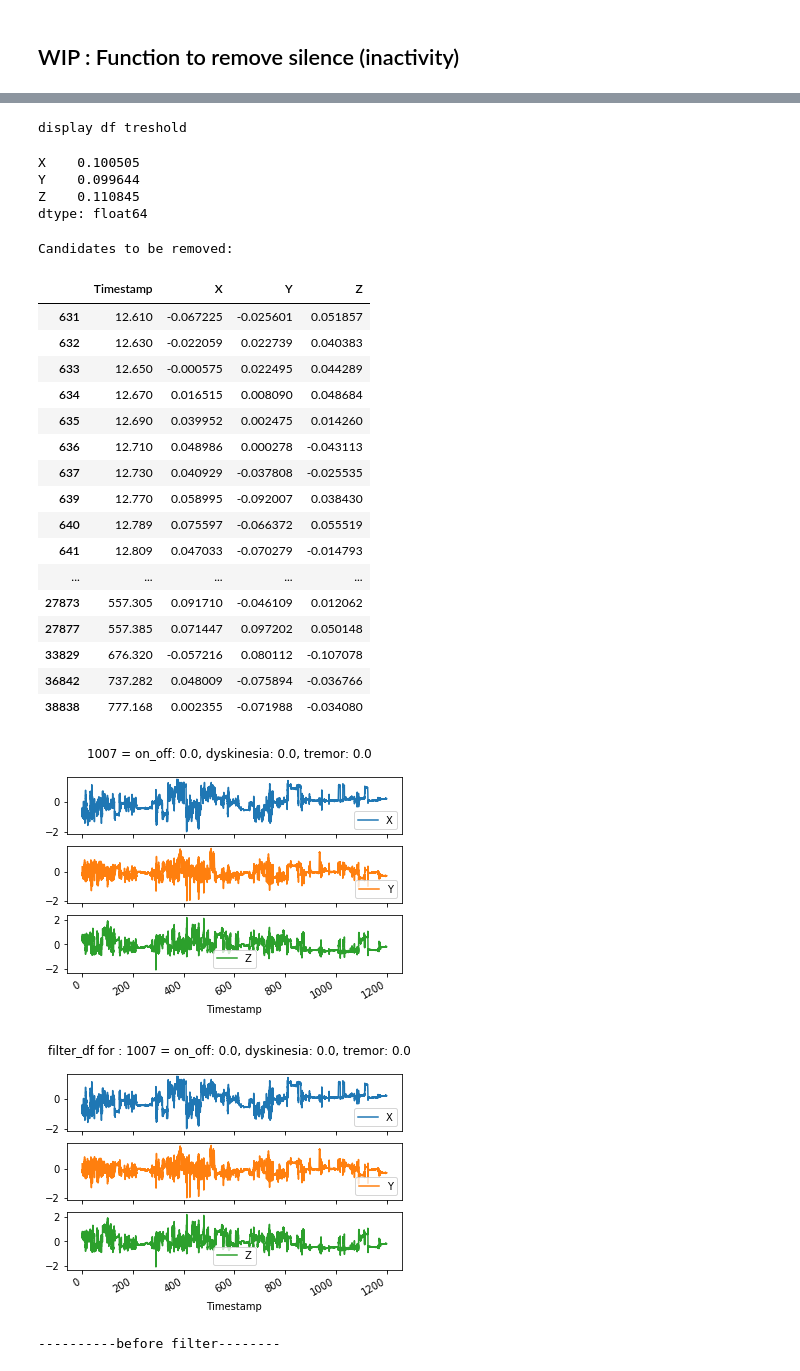
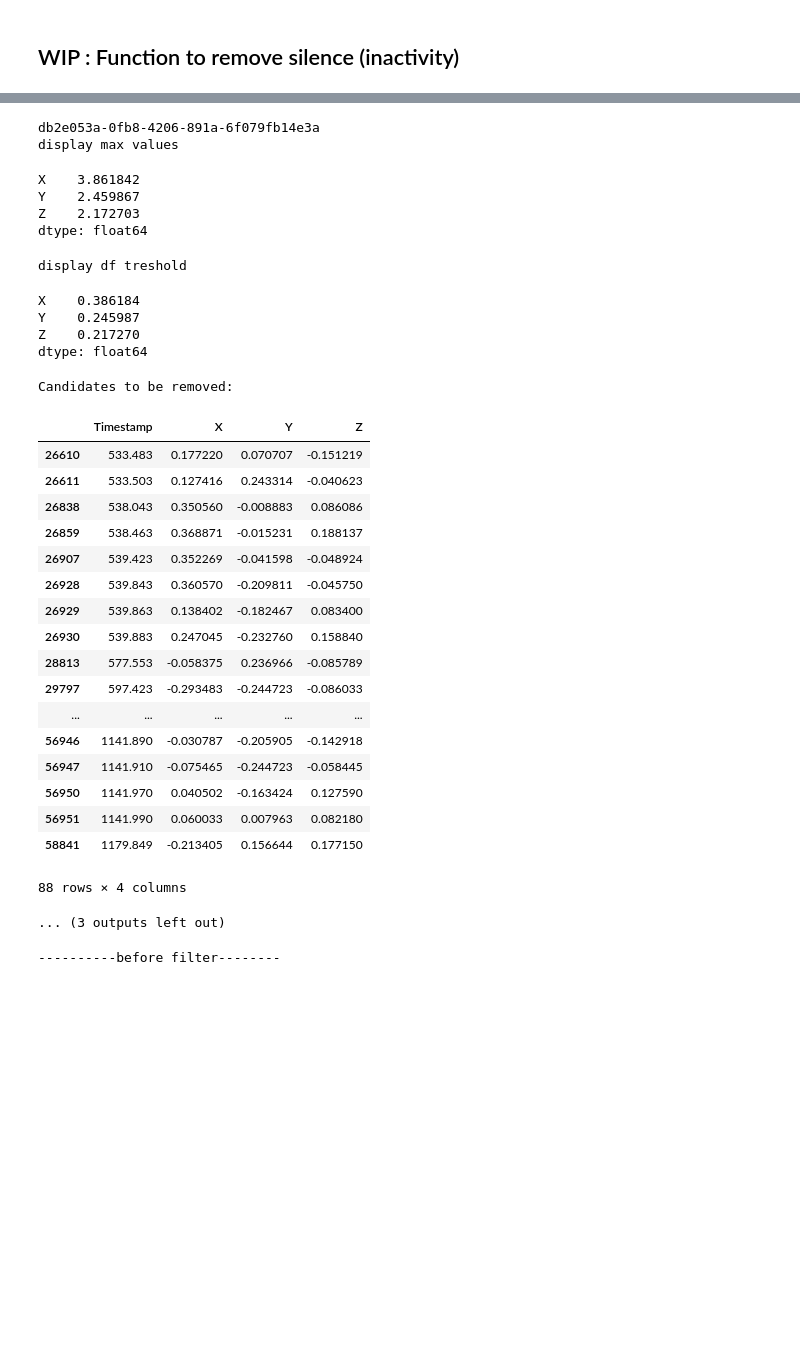
Before and after one commit to Mymoza/BeatPD-CLSP-JHU, a Jupyter notebook: analyze_data.ipynb, the cells around one changed output, grey strips where cells are left out. Drawn from its saved outputs; the diff is of its cells as text; code cells hidden in the pictures; blank space fills up the shorter version.

Commit message:
Removing inactivity with mean is done

```diff
--- a/analyze_data.ipynb
+++ b/analyze_data.ipynb
@@ -218,6 +218,9 @@ list_measurement_id=['5cf68c8e-0b7a-4b73-ad4f-015c7a20fb5a',
                     '4bc51b90-bfce-4231-85e1-5de3b4bc0745',
                     '4fc3c295-857f-4920-8fa5-f21bfdc7ab4f'] #bit of inactivity in the middle]
 
+list_measurement_id=['2d852742-10a9-4c56-9f38-779f2cd66879',
+'4fc3c295-857f-4920-8fa5-f21bfdc7ab4f',
+'db2e053a-0fb8-4206-891a-6f079fb14e3a']
 
 # Filter df_train_label according to the measurement_id we are most interested in
 df_train_label = interesting_patients(df_train_label=df_train_label, list_measurement_id=list_measurement_id)
@@ -335,34 +249,32 @@ def remove_silence(df_train_label, data_real_subtype=''):
 def remove_silence_offset(df_train_label):
     for idx in df_train_label.index:
         df_train_data=pd.read_csv(path_train_data+df_train_label["measurement_id"][idx]+'.csv')
-        #display(df_train_data)
-        #inputData_DCRemoved = inputData - mean(inputData)
 
-        ### Following section works on removing offset
+
+        ### Following section works on removing offset with mean
         print('Mean of the axis')
         display(df_train_data.iloc[:,-3:].mean(axis=0))
         inputData_DCRemoved = []
         inputData_DCRemoved = df_train_data.iloc[:,-3:] - df_train_data.iloc[:,-3:].mean(axis=0)
         print('Offset removed')
         display(inputData_DCRemoved)
-        #inputData_DCRemoved = df_train_data.iloc[:,-3:] - pd.DataFrame(df_train_data.iloc[:,-3:].mean(axis=0)).transpose()
-#         inputData_DCRemoved = df_train_data.iloc[:,-3:] - [df_train_data.iloc[:,-3:].mean(axis=0)['X'],
-#                                                           df_train_data.iloc[:,-3:].mean(axis=0)['Y'],
-#                                                           df_train_data.iloc[:,-3:].mean(axis=0)['Z']]
 
         # inputData with DC Removed only has NaN for the Timestamp values, so we are adding them
         inputData_DCRemoved.insert(0, 'Timestamp', df_train_data['Timestamp'])
 
         # Plot the graph
         great_title = get_plot_title(idx, df_train_label)
+        print(df_train_label["measurement_id"][idx])
         inputData_DCRemoved.plot(x='Timestamp',legend=True, subplots=True,title=great_title)
 
 
         ### Following section works on removing inactivity
         # Get the absolute max values for X, Y, Z
         max_values = inputData_DCRemoved.iloc[:,-3:].abs().max()
+        print('display max values')
+        display(max_values)
         # Compute what is 5% of that max
-        threshold_energy = 5
+        threshold_energy = 10
         df_treshold = (max_values * threshold_energy) / 100
 
         print('display df treshold')
@@ -377,6 +289,7 @@ def remove_silence_offset(df_train_label):
 
         filter_df = inputData_DCRemoved[~inputData_DCRemoved.isin(df_candidates)].dropna(how = 'all')
         great_title = 'filter_df for : '+great_title
+        print(df_train_label["measurement_id"][idx])
         filter_df.plot(x='Timestamp',legend=True, subplots=True,title=great_title)
 # %%
 data_type='cis'
@@ -387,6 +300,13 @@ path_train_data, df_train_label = define_data_type(data_type=data_type)
 list_measurement_id=['5cf68c8e-0b7a-4b73-ad4f-015c7a20fb5a']
 
 list_measurement_id=['2e3a4c9c-ff01-4a28-bfcf-ce9b7633a39d']
+
+list_measurement_id=['2d852742-10a9-4c56-9f38-779f2cd66879',
+'4fc3c295-857f-4920-8fa5-f21bfdc7ab4f',
+'db2e053a-0fb8-4206-891a-6f079fb14e3a']
+
+list_measurement_id=['db2e053a-0fb8-4206-891a-6f079fb14e3a']
+
 #list_measurement_id=['2d852742-10a9-4c56-9f38-779f2cd66879']
 # list_measurement_id=['5cf68c8e-0b7a-4b73-ad4f-015c7a20fb5a',
 #                      'cc7b822c-e310-46f0-a8ea-98c95fdb67a1',
@@ -430,28 +350,34 @@ Offset removed
-display df treshold
+db2e053a-0fb8-4206-891a-6f079fb14e3a
+display max values
-X    0.100505
-Y    0.099644
-Z    0.110845
+X    3.861842
+Y    2.459867
+Z    2.172703
 dtype: float64
-Candidates to be removed:
+display df treshold
+X    0.386184
+Y    0.245987
+Z    0.217270
+dtype: float64
+Candidates to be removed:
 |  | Timestamp | X | Y | Z |
-| 631 | 12.610 | -0.067225 | -0.025601 | 0.051857 |
-| 632 | 12.630 | -0.022059 | 0.022739 | 0.040383 |
-| 633 | 12.650 | -0.000575 | 0.022495 | 0.044289 |
-| 634 | 12.670 | 0.016515 | 0.008090 | 0.048684 |
-| 635 | 12.690 | 0.039952 | 0.002475 | 0.014260 |
-| 636 | 12.710 | 0.048986 | 0.000278 | -0.043113 |
-| 637 | 12.730 | 0.040929 | -0.037808 | -0.025535 |
-| 639 | 12.770 | 0.058995 | -0.092007 | 0.038430 |
-| 640 | 12.789 | 0.075597 | -0.066372 | 0.055519 |
-| 641 | 12.809 | 0.047033 | -0.070279 | -0.014793 |
+| 26610 | 533.483 | 0.177220 | 0.070707 | -0.151219 |
+| 26611 | 533.503 | 0.127416 | 0.243314 | -0.040623 |
+| 26838 | 538.043 | 0.350560 | -0.008883 | 0.086086 |
+| 26859 | 538.463 | 0.368871 | -0.015231 | 0.188137 |
+| 26907 | 539.423 | 0.352269 | -0.041598 | -0.048924 |
+| 26928 | 539.843 | 0.360570 | -0.209811 | -0.045750 |
+| 26929 | 539.863 | 0.138402 | -0.182467 | 0.083400 |
+| 26930 | 539.883 | 0.247045 | -0.232760 | 0.158840 |
+| 28813 | 577.553 | -0.058375 | 0.236966 | -0.085789 |
+| 29797 | 597.423 | -0.293483 | -0.244723 | -0.086033 |
 | ... | ... | ... | ... | ... |
-| 27873 | 557.305 | 0.091710 | -0.046109 | 0.012062 |
-| 27877 | 557.385 | 0.071447 | 0.097202 | 0.050148 |
-| 33829 | 676.320 | -0.057216 | 0.080112 | -0.107078 |
-| 36842 | 737.282 | 0.048009 | -0.075894 | -0.036766 |
-| 38838 | 777.168 | 0.002355 | -0.071988 | -0.034080 |
+| 56946 | 1141.890 | -0.030787 | -0.205905 | -0.142918 |
+| 56947 | 1141.910 | -0.075465 | -0.244723 | -0.058445 |
+| 56950 | 1141.970 | 0.040502 | -0.163424 | 0.127590 |
+| 56951 | 1141.990 | 0.060033 | 0.007963 | 0.082180 |
+| 58841 | 1179.849 | -0.213405 | 0.156644 | 0.177150 |
-[figure, removed]
-[figure, removed]
+88 rows × 4 columns
+... (3 outputs left out)
 # %%
 data_type='cis'
 
```
Also changed, not shown: parts of 6 cells of this notebook.
